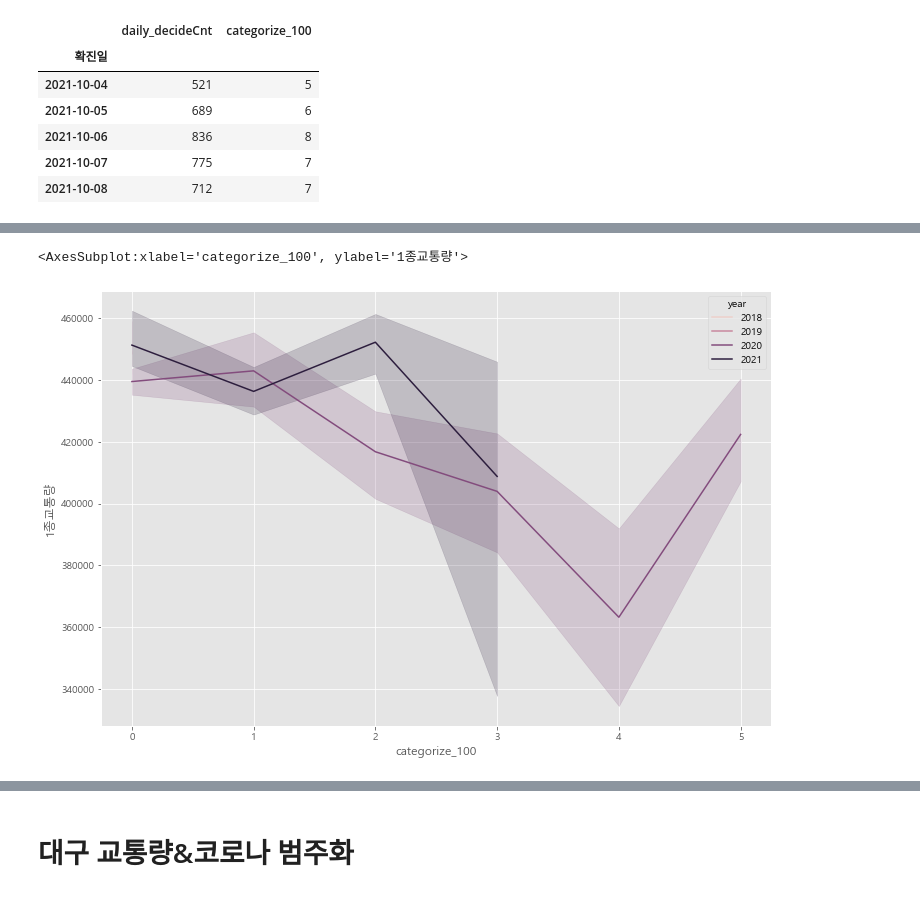
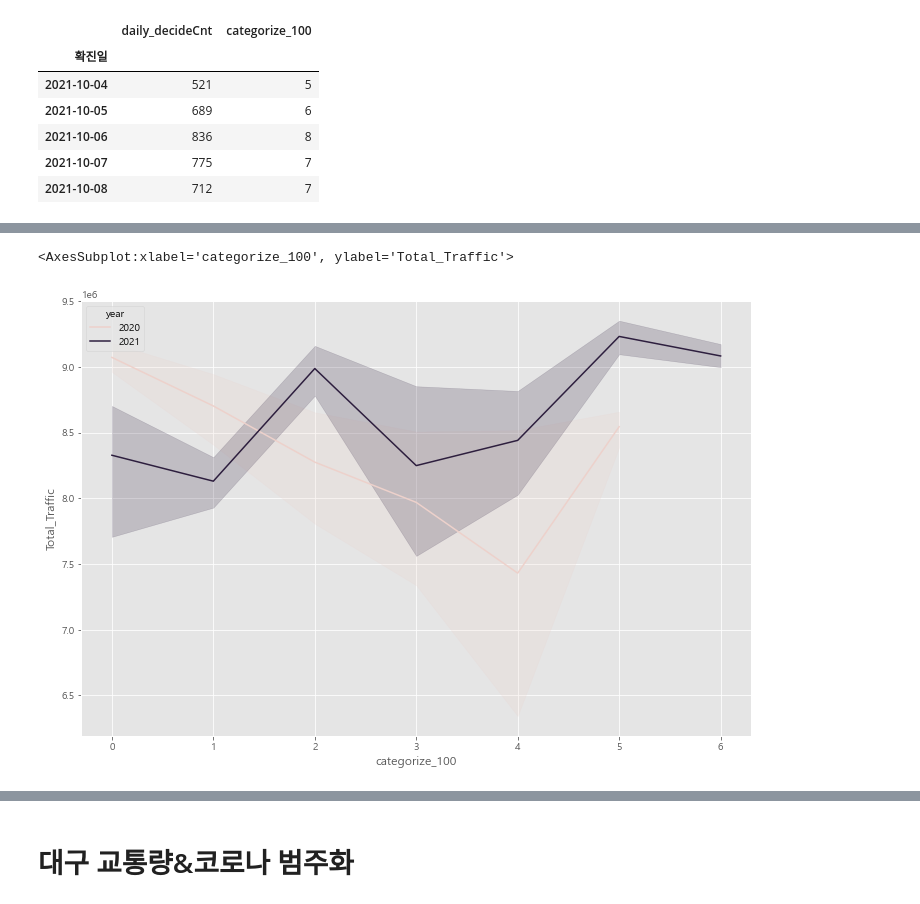
Before and after one commit to WooShangHyeon/damentor_3, a Jupyter notebook: Categorize corona probability_LHJ.ipynb, the cells around one changed output, grey strips where cells are left out. Drawn from its saved outputs; the diff is of its cells as text; code cells hidden in the pictures.

Commit message:
add seoul_traffic_data and analysis volume of traffic by categorizing covid case

```diff
--- a/Categorize corona probability_LHJ.ipynb
+++ b/Categorize corona probability_LHJ.ipynb
@@ -200,0 +212,22 @@ seoul_traffic_data.head()
+# %%
+#2021년 교통량 합산
+
+Seoul_Traffic_2021_1=pd.read_csv('data/2021_Seoul_Traffic/01월 서울시 교통량 조사자료.csv',encoding='cp949')[['일자','0시','1시','2시','3시','4시','5시','6시','7시','8시','9시','10시','11시','12시','13시','14시','15시','16시','17시','18시','19시','20시','21시','22시','23시']]
+Seoul_Traffic_2021_2=pd.read_csv('data/2021_Seoul_Traffic/02월 서울시 교통량 조사자료.csv',encoding='cp949')[['일자','0시','1시','2시','3시','4시','5시','6시','7시','8시','9시','10시','11시','12시','13시','14시','15시','16시','17시','18시','19시','20시','21시','22시','23시']]
+Seoul_Traffic_2021_3=pd.read_csv('data/2021_Seoul_Traffic/03월 서울시 교통량 조사자료.csv',encoding='cp949')[['일자','0시','1시','2시','3시','4시','5시','6시','7시','8시','9시','10시','11시','12시','13시','14시','15시','16시','17시','18시','19시','20시','21시','22시','23시']]
+Seoul_Traffic_2021_4=pd.read_csv('data/2021_Seoul_Traffic/04월 서울시 교통량 조사자료.csv',encoding='cp949')[['일자','0시','1시','2시','3시','4시','5시','6시','7시','8시','9시','10시','11시','12시','13시','14시','15시','16시','17시','18시','19시','20시','21시','22시','23시']]
+Seoul_Traffic_2021_5=pd.read_csv('data/2021_Seoul_Traffic/05월 서울시 교통량 조사자료.csv',encoding='cp949')[['일자','0시','1시','2시','3시','4시','5시','6시','7시','8시','9시','10시','11시','12시','13시','14시','15시','16시','17시','18시','19시','20시','21시','22시','23시']]
+Seoul_Traffic_2021_6=pd.read_csv('data/2021_Seoul_Traffic/06월 서울시 교통량 조사자료.csv',encoding='cp949')[['일자','0시','1시','2시','3시','4시','5시','6시','7시','8시','9시','10시','11시','12시','13시','14시','15시','16시','17시','18시','19시','20시','21시','22시','23시']]
+Seoul_Traffic_2021_7=pd.read_csv('data/2021_Seoul_Traffic/07월 서울시 교통량 조사자료.csv',encoding='cp949')[['일자','0시','1시','2시','3시','4시','5시','6시','7시','8시','9시','10시','11시','12시','13시','14시','15시','16시','17시','18시','19시','20시','21시','22시','23시']]
+Seoul_Traffic_2021_8=pd.read_csv('data/2021_Seoul_Traffic/08월 서울시 교통량 조사자료.csv',encoding='cp949')[['일자','0시','1시','2시','3시','4시','5시','6시','7시','8시','9시','10시','11시','12시','13시','14시','15시','16시','17시','18시','19시','20시','21시','22시','23시']]
+Seoul_Traffic_2021=pd.concat([Seoul_Traffic_2021_1, Seoul_Traffic_2021_2,Seoul_Traffic_2021_3, Seoul_Traffic_2021_4,
+                             Seoul_Traffic_2021_5,Seoul_Traffic_2021_6,Seoul_Traffic_2021_7,Seoul_Traffic_2021_8])
+Seoul_Traffic_2021=Seoul_Traffic_2021.groupby('일자').sum()
+Seoul_Traffic_2021.index=pd.to_datetime(Seoul_Traffic_2021.index.astype(int),format='%Y%m%d')
+Seoul_Traffic_2021['Total_Traffic']=Seoul_Traffic_2021['0시']+Seoul_Traffic_2021['1시']+Seoul_Traffic_2021['2시']+Seoul_Traffic_2021['3시']+Seoul_Traffic_2021['4시']+Seoul_Traffic_2021['5시']+Seoul_Traffic_2021['6시']+Seoul_Traffic_2021['7시']+Seoul_Traffic_2021['8시']+Seoul_Traffic_2021['9시']+Seoul_Traffic_2021['10시']+Seoul_Traffic_2021['11시']+Seoul_Traffic_2021['12시']+Seoul_Traffic_2021['13시']+Seoul_Traffic_2021['14시']+Seoul_Traffic_2021['15시']+Seoul_Traffic_2021['16시']+Seoul_Traffic_2021['17시']+Seoul_Traffic_2021['18시']+Seoul_Traffic_2021['19시']+Seoul_Traffic_2021['20시']+Seoul_Traffic_2021['21시']+Seoul_Traffic_2021['22시']+Seoul_Traffic_2021['23시']
+Seoul_Traffic_2021=pd.DataFrame(Seoul_Traffic_2021['Total_Traffic'])
+# %%
+#2021-2021년 교통량 concat
+
+Seoul_Traffic=pd.concat([Seoul_Traffic_2020, Seoul_Traffic_2021])
+Seoul_Traffic
@@ -201,5 +249,5 @@ seoul_traffic_data.head()
 # %%
-data_mart_seoul=seoul_covid_data.join(seoul_traffic_data, how='right')
+data_mart_seoul=seoul_covid_data.join(Seoul_Traffic, how='right')
 data_mart_seoul['date']=data_mart_seoul.index
 days={0:'MON',1:'TUE',2:'WED',3:'THU',4:'FRI',5:'SAT',6:'SUN'}
 data_mart_seoul['day_of_week']=data_mart_seoul.index.dayofweek
@@ -233,8 +289,8 @@ sns.countplot(x='categorize_100',data=data_mart_seoul,hue='year')
 # %%
-#확진자수에 따른 평균 1종교통량
+#확진자수에 따른 평균 총교통량
 
 plt.figure(figsize=(12,8))
-sns.lineplot(x='categorize_100', y='1종교통량',data=data_mart_seoul,hue='year')
+sns.lineplot(x='categorize_100', y='Total_Traffic',data=data_mart_seoul,hue='year')
 # %% [output]
-<AxesSubplot:xlabel='categorize_100', ylabel='1종교통량'>
+<AxesSubplot:xlabel='categorize_100', ylabel='Total_Traffic'>
-[figure, old version]
+[figure, new version]
```
Also changed, not shown: parts of 9 cells of this notebook, 21 other files.
